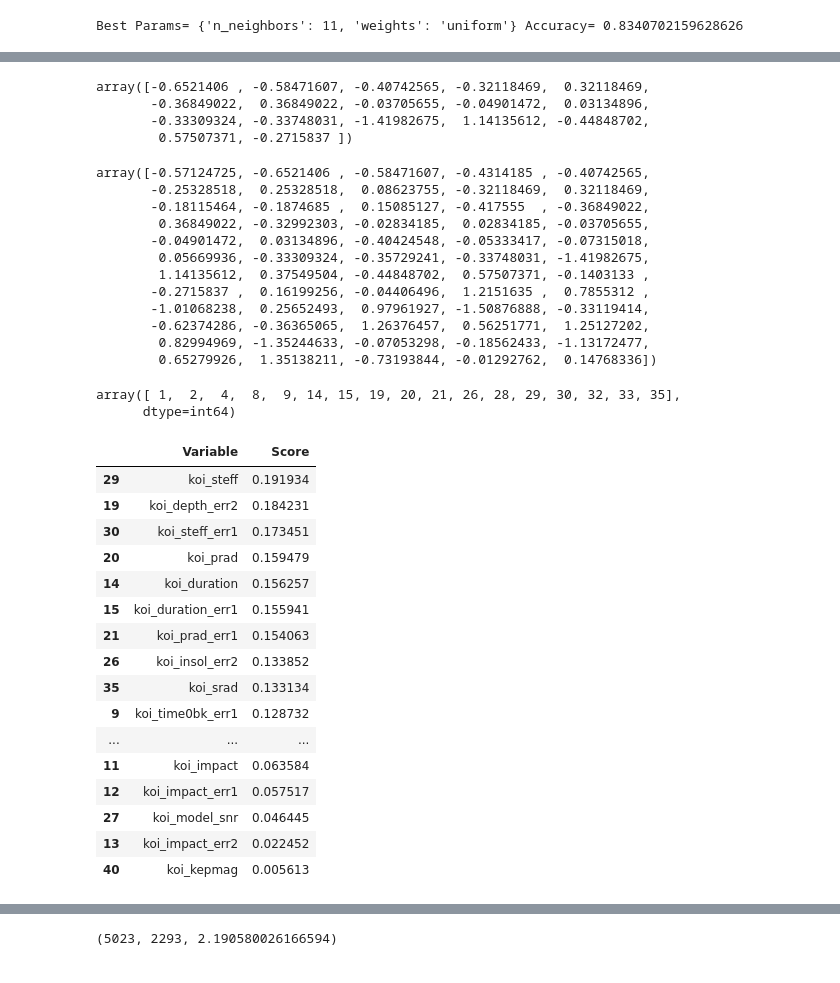
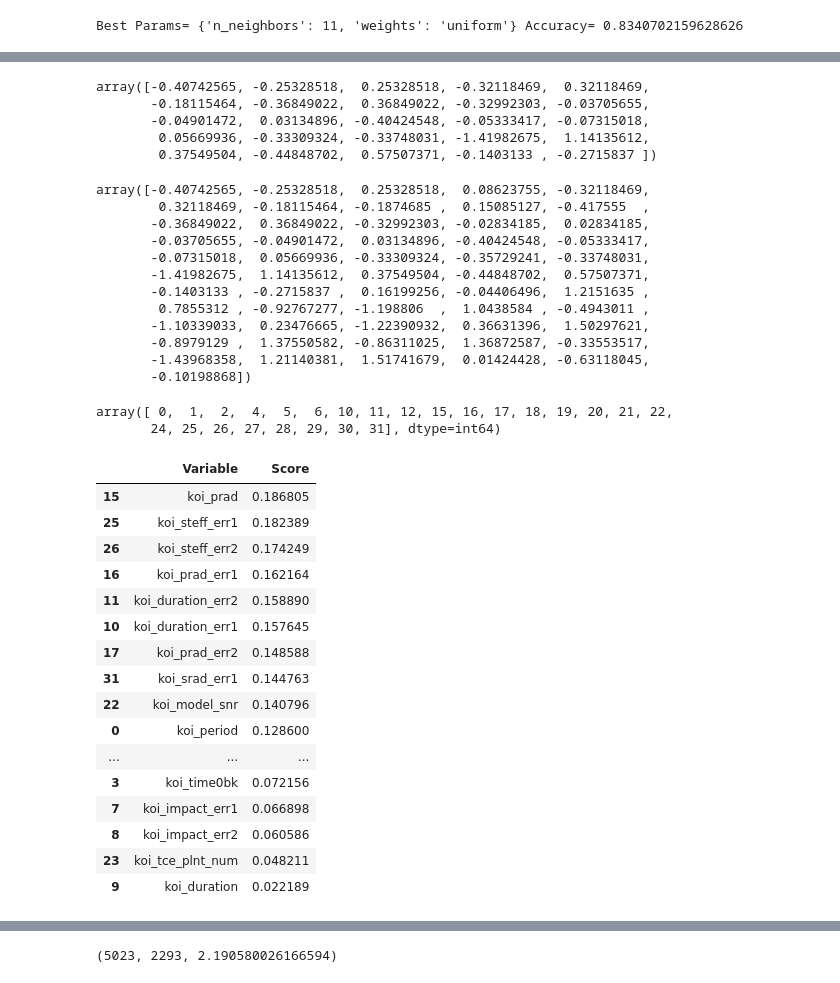
Before and after one commit to Leixb/UPC-MD_nasa, a Jupyter notebook: scripts/02-featureselection.ipynb, the cells around one changed output, grey strips where cells are left out. Saved outputs shown, nothing was run; the diff lists cells and outputs as text; code cells hidden in the pictures.

```diff
--- a/scripts/02-featureselection.ipynb
+++ b/scripts/02-featureselection.ipynb
@@ -41,7 +41,7 @@ dec                     0
 koi_kepmag              1
 dtype: int64
 # %%
-notActive = ['rowid', 'kepid', 'kepoi_name', 'kepler_name', 'koi_pdisposition', 'koi_teq_err1', 'koi_teq_err2', 'koi_tce_delivname', 'koi_score']
+notActive = ['rowid', 'kepid', 'kepoi_name', 'kepler_name', 'koi_pdisposition', 'koi_teq_err1', 'koi_teq_err2', 'koi_tce_delivname', 'koi_score', 'koi_fpflag_nt', 'koi_fpflag_ss', 'koi_fpflag_co', 'koi_fpflag_ec']
 df = df.drop(notActive, axis=1)
 # %%
 df = df.drop(df[df.koi_disposition == 'CANDIDATE'].index)
@@ -255,5 +255,5 @@ plt.savefig('../figures/kbest.pdf')
 # %%
-selector = SelectKBest(mutual_info_classif, k=17)
+selector = SelectKBest(mutual_info_classif, k=25)
 
 X_reduced = selector.fit_transform(X2_new, y_kepler)
 
@@ -269,50 +269,51 @@ np.mean(cv_scores)
 # %%
 X_reduced[0]
 # %% [output]
-array([-0.6521406 , -0.58471607, -0.40742565, -0.32118469,  0.32118469,
-       -0.36849022,  0.36849022, -0.03705655, -0.04901472,  0.03134896,
-       -0.33309324, -0.33748031, -1.41982675,  1.14135612, -0.44848702,
-        0.57507371, -0.2715837 ])
+array([-0.40742565, -0.25328518,  0.25328518, -0.32118469,  0.32118469,
+       -0.18115464, -0.36849022,  0.36849022, -0.32992303, -0.03705655,
+       -0.04901472,  0.03134896, -0.40424548, -0.05333417, -0.07315018,
+        0.05669936, -0.33309324, -0.33748031, -1.41982675,  1.14135612,
+        0.37549504, -0.44848702,  0.57507371, -0.1403133 , -0.2715837 ])
 # %%
 X2_new[0, :]
 # %% [output]
-array([-0.57124725, -0.6521406 , -0.58471607, -0.4314185 , -0.40742565,
-       -0.25328518,  0.25328518,  0.08623755, -0.32118469,  0.32118469,
-       -0.18115464, -0.1874685 ,  0.15085127, -0.417555  , -0.36849022,
-        0.36849022, -0.32992303, -0.02834185,  0.02834185, -0.03705655,
-       -0.04901472,  0.03134896, -0.40424548, -0.05333417, -0.07315018,
-        0.05669936, -0.33309324, -0.35729241, -0.33748031, -1.41982675,
-        1.14135612,  0.37549504, -0.44848702,  0.57507371, -0.1403133 ,
-       -0.2715837 ,  0.16199256, -0.04406496,  1.2151635 ,  0.7855312 ,
-       -1.01068238,  0.25652493,  0.97961927, -1.50876888, -0.33119414,
-       -0.62374286, -0.36365065,  1.26376457,  0.56251771,  1.25127202,
-        0.82994969, -1.35244633, -0.07053298, -0.18562433, -1.13172477,
-        0.65279926,  1.35138211, -0.73193844, -0.01292762,  0.14768336])
+array([-0.40742565, -0.25328518,  0.25328518,  0.08623755, -0.32118469,
+        0.32118469, -0.18115464, -0.1874685 ,  0.15085127, -0.417555  ,
+       -0.36849022,  0.36849022, -0.32992303, -0.02834185,  0.02834185,
+       -0.03705655, -0.04901472,  0.03134896, -0.40424548, -0.05333417,
+       -0.07315018,  0.05669936, -0.33309324, -0.35729241, -0.33748031,
+       -1.41982675,  1.14135612,  0.37549504, -0.44848702,  0.57507371,
+       -0.1403133 , -0.2715837 ,  0.16199256, -0.04406496,  1.2151635 ,
+        0.7855312 , -0.92767277, -1.198806  ,  1.0438584 , -0.4943011 ,
+       -1.10339033,  0.23476665, -1.22390932,  0.36631396,  1.50297621,
+       -0.8979129 ,  1.37550582, -0.86311025,  1.36872587, -0.33553517,
+       -1.43968358,  1.21140381,  1.51741679,  0.01424428, -0.63118045,
+       -0.10198868])
 # %%
 cols
 # %% [output]
-array([ 1,  2,  4,  8,  9, 14, 15, 19, 20, 21, 26, 28, 29, 30, 32, 33, 35],
-      dtype=int64)
+array([ 0,  1,  2,  4,  5,  6, 10, 11, 12, 15, 16, 17, 18, 19, 20, 21, 22,
+       24, 25, 26, 27, 28, 29, 30, 31], dtype=int64)
 # %%
-scores = list(zip(df.columns, selector.scores_))
+scores = list(zip(df.columns[1:], selector.scores_))
 scores = pd.DataFrame.from_records(scores, columns=['Variable', 'Score'])
 scores.sort_values(by=['Score'], ascending=False)
 # %% [output]
 |  | Variable | Score |
-| 29 | koi_steff | 0.191934 |
-| 19 | koi_depth_err2 | 0.184231 |
-| 30 | koi_steff_err1 | 0.173451 |
-| 20 | koi_prad | 0.159479 |
-| 14 | koi_duration | 0.156257 |
-| 15 | koi_duration_err1 | 0.155941 |
-| 21 | koi_prad_err1 | 0.154063 |
-| 26 | koi_insol_err2 | 0.133852 |
-| 35 | koi_srad | 0.133134 |
-| 9 | koi_time0bk_err1 | 0.128732 |
+| 15 | koi_prad | 0.186805 |
+| 25 | koi_steff_err1 | 0.182389 |
+| 26 | koi_steff_err2 | 0.174249 |
+| 16 | koi_prad_err1 | 0.162164 |
+| 11 | koi_duration_err2 | 0.158890 |
+| 10 | koi_duration_err1 | 0.157645 |
+| 17 | koi_prad_err2 | 0.148588 |
+| 31 | koi_srad_err1 | 0.144763 |
+| 22 | koi_model_snr | 0.140796 |
+| 0 | koi_period | 0.128600 |
 | ... | ... | ... |
-| 11 | koi_impact | 0.063584 |
-| 12 | koi_impact_err1 | 0.057517 |
-| 27 | koi_model_snr | 0.046445 |
-| 13 | koi_impact_err2 | 0.022452 |
-| 40 | koi_kepmag | 0.005613 |
+| 3 | koi_time0bk | 0.072156 |
+| 7 | koi_impact_err1 | 0.066898 |
+| 8 | koi_impact_err2 | 0.060586 |
+| 23 | koi_tce_plnt_num | 0.048211 |
+| 9 | koi_duration | 0.022189 |
 # %%
```
Also changed, not shown: parts of 16 cells of this notebook, 1 other file.
